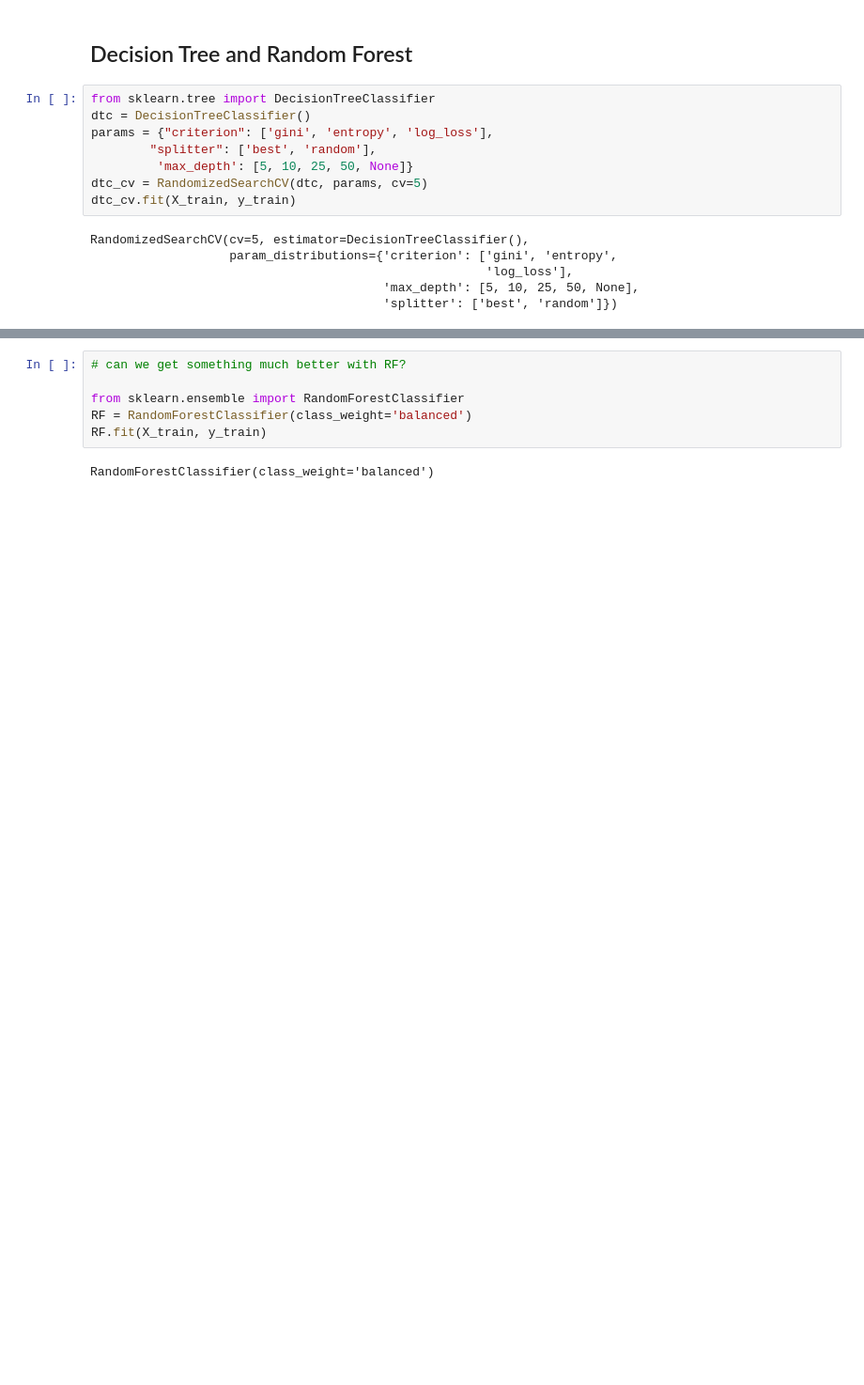
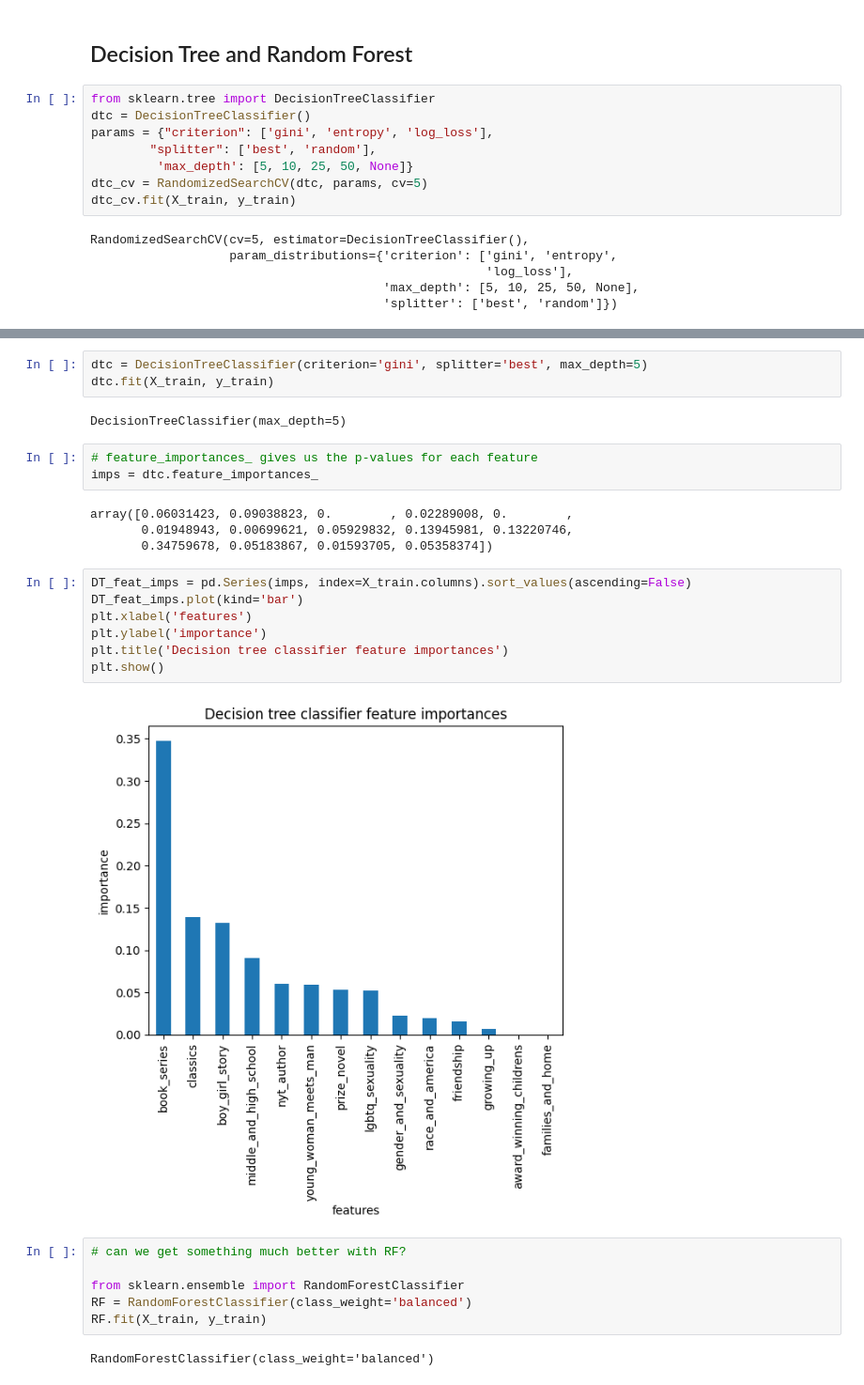
Before and after one commit to liyueling13/Banned-Books-with-Topic-Modelling-and-Logistic-Regression, a Jupyter notebook: 6)_Banned_Books_Classification.ipynb, the cells around one changed output, grey strips where cells are left out. Shown: that part at 94% size. Drawn from its saved outputs; the diff is of its cells as text; blank space fills up the shorter version.

```diff
--- a/6)_Banned_Books_Classification.ipynb
+++ b/6)_Banned_Books_Classification.ipynb
@@ -309,3 +309,24 @@ Tuned Decision Tree Classifier Best Accuracy on Test Set: 0.720
+# %%
+dtc = DecisionTreeClassifier(criterion='gini', splitter='best', max_depth=5)
+dtc.fit(X_train, y_train)
+# %% [output]
+DecisionTreeClassifier(max_depth=5)
+# %%
+# feature_importances_ gives us the p-values for each feature
+imps = dtc.feature_importances_
+# %% [output]
+array([0.06031423, 0.09038823, 0.        , 0.02289008, 0.        ,
+       0.01948943, 0.00699621, 0.05929832, 0.13945981, 0.13220746,
+       0.34759678, 0.05183867, 0.01593705, 0.05358374])
+# %%
+DT_feat_imps = pd.Series(imps, index=X_train.columns).sort_values(ascending=False)
+DT_feat_imps.plot(kind='bar')
+plt.xlabel('features')
+plt.ylabel('importance')
+plt.title('Decision tree classifier feature importances')
+plt.show()
+# %% [output]
+[figure, added]
 # %%
 # can we get something much better with RF?
 
```
Also changed, not shown: parts of 8 cells of this notebook.
